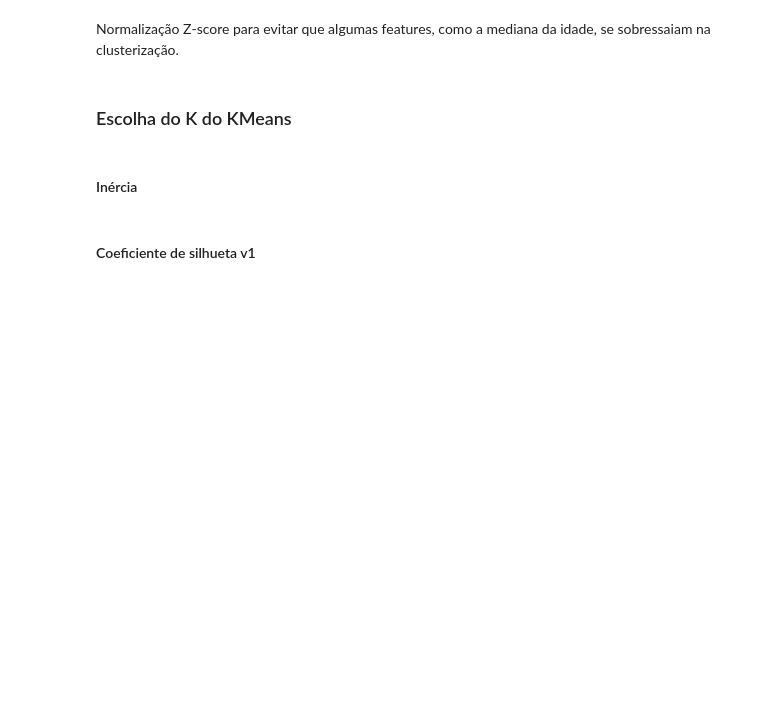
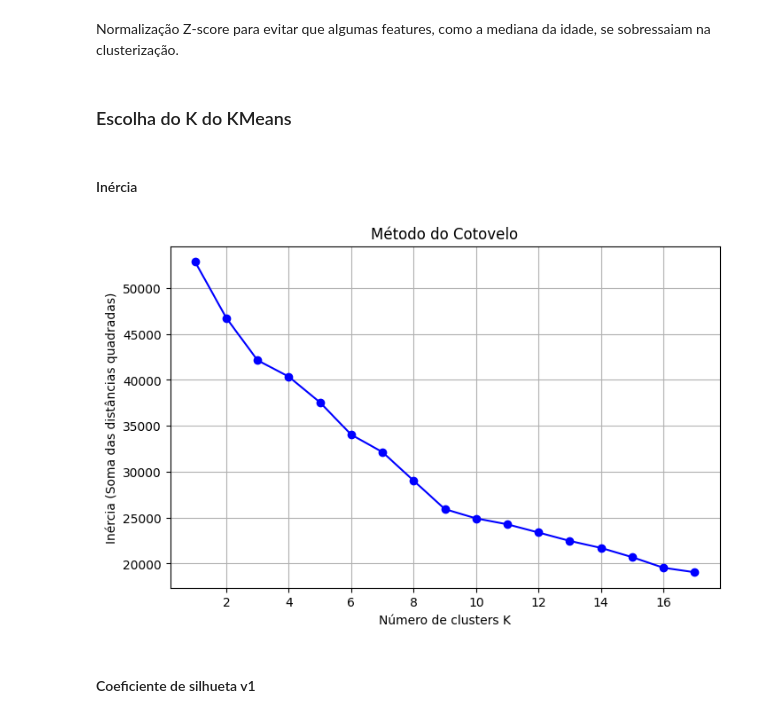
Before and after one commit to vortex2jm/degue-regional-clustering, a Jupyter notebook: regional_clustering.ipynb, the cells around one changed output. Cells and saved outputs as stored; diff of their text form; code cells hidden in the pictures; blank space fills up the shorter version.

```diff
--- a/regional_clustering.ipynb
+++ b/regional_clustering.ipynb
@@ -227,19 +277,23 @@ features_norm = scaler.fit_transform(df_final)
 # %%
 inertia = []
 K_range = range(1, 18)
 
 for k in K_range:
     kmeans = KMeans(n_clusters=k, random_state=1)
     kmeans.fit(features_norm)
     inertia.append(kmeans.inertia_)
 
 plt.figure(figsize=(8,5))
-plt.plot(K_range, inertia, 'bo-')
+plt.plot(K_range, inertia, color="blue", marker="o")
 plt.xlabel('Número de clusters K')
 plt.ylabel('Inércia (Soma das distâncias quadradas)')
 plt.title('Método do Cotovelo')
+plt.style.use("default")
+plt.grid(True)
 plt.savefig(f"{CHARTS_PATH}kmeans_elbow_method.svg", format='svg', bbox_inches='tight')
 plt.show()
+# %% [output]
+[figure, added]
 # %% [markdown]
 #### Coeficiente de silhueta v1
 # %%
```
Also changed, not shown: parts of 25 cells of this notebook.
